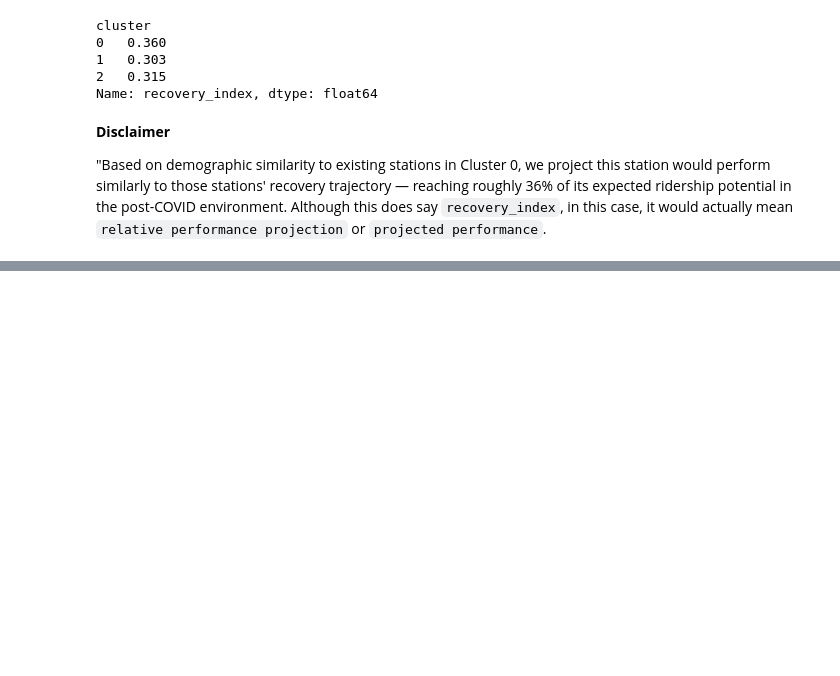
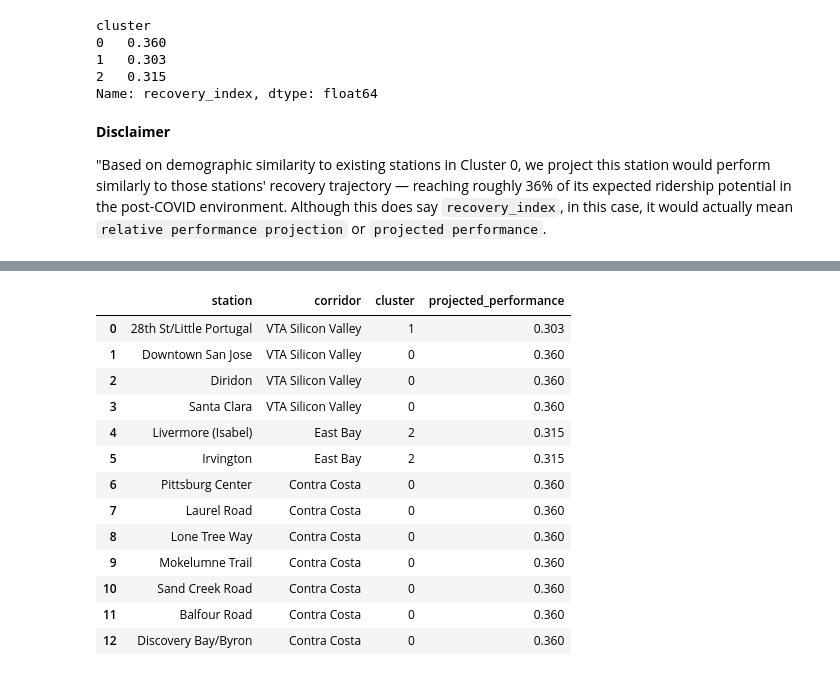
Before and after one commit to Shiv0406/BartProj, a Jupyter notebook: data-exploration.ipynb, the cells around one changed output, grey strips where cells are left out. Saved outputs shown, nothing was run; the diff lists cells and outputs as text; code cells hidden in the pictures; blank space fills up the shorter version.

```diff
--- a/data-exploration.ipynb
+++ b/data-exploration.ipynb
@@ -1439,0 +1461,19 @@ Name: recovery_index, dtype: float64
+# %%
+cluster_recovery = station_recovery_2023.groupby("cluster")["recovery_index"].mean()
+proposed_df["projected_performance"] = proposed_df["cluster"].map(cluster_recovery)
+proposed_df[["station", "corridor", "cluster", "projected_performance"]]
+# %% [output]
+|  | station | corridor | cluster | projected_performance |
+| 0 | 28th St/Little Portugal | VTA Silicon Valley | 1 | 0.303 |
+| 1 | Downtown San Jose | VTA Silicon Valley | 0 | 0.360 |
+| 2 | Diridon | VTA Silicon Valley | 0 | 0.360 |
+| 3 | Santa Clara | VTA Silicon Valley | 0 | 0.360 |
+| 4 | Livermore (Isabel) | East Bay | 2 | 0.315 |
+| 5 | Irvington | East Bay | 2 | 0.315 |
+| 6 | Pittsburg Center | Contra Costa | 0 | 0.360 |
+| 7 | Laurel Road | Contra Costa | 0 | 0.360 |
+| 8 | Lone Tree Way | Contra Costa | 0 | 0.360 |
+| 9 | Mokelumne Trail | Contra Costa | 0 | 0.360 |
+| 10 | Sand Creek Road | Contra Costa | 0 | 0.360 |
+| 11 | Balfour Road | Contra Costa | 0 | 0.360 |
+| 12 | Discovery Bay/Byron | Contra Costa | 0 | 0.360 |
```
Also changed, not shown: parts of 5 cells of this notebook.
